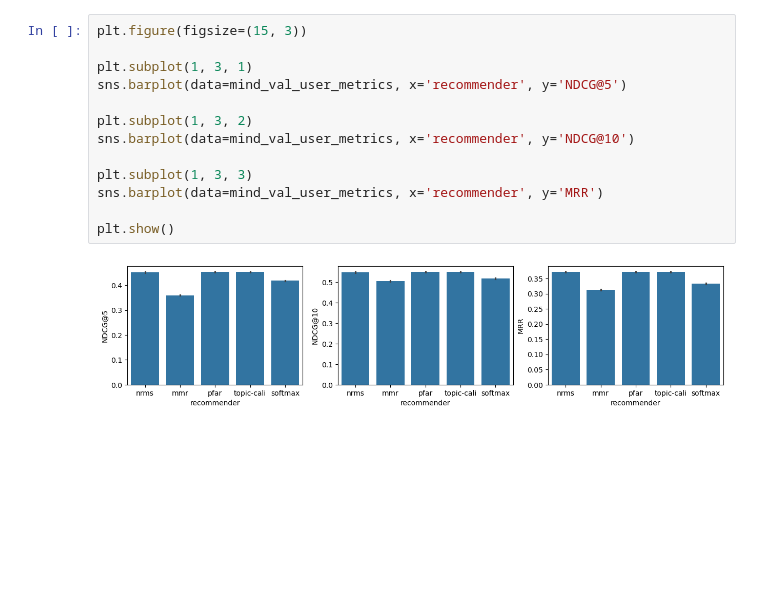
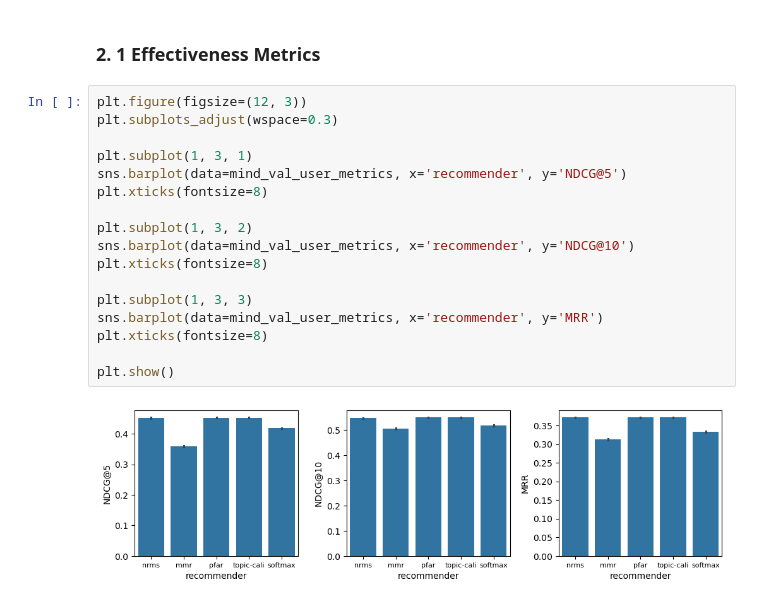
Before and after one commit to CCRI-POPROX/poprox-recommender, a Jupyter notebook: notebooks/MINDEvalResults.ipynb, the cells around one changed output. Drawn from its saved outputs; the diff is of its cells as text; blank space fills up the shorter version.

```diff
--- a/notebooks/MINDEvalResults.ipynb
+++ b/notebooks/MINDEvalResults.ipynb
@@ -25,15 +30,21 @@ Each bar plot represents a specific metric, with recommenders plotted on the x-a
+# %% [markdown]
+### 2. 1 Effectiveness Metrics
 # %%
-plt.figure(figsize=(15, 3))
+plt.figure(figsize=(12, 3))
+plt.subplots_adjust(wspace=0.3)
 
 plt.subplot(1, 3, 1)
 sns.barplot(data=mind_val_user_metrics, x='recommender', y='NDCG@5')
+plt.xticks(fontsize=8)
 
 plt.subplot(1, 3, 2)
 sns.barplot(data=mind_val_user_metrics, x='recommender', y='NDCG@10')
+plt.xticks(fontsize=8)
 
 plt.subplot(1, 3, 3)
 sns.barplot(data=mind_val_user_metrics, x='recommender', y='MRR')
+plt.xticks(fontsize=8)
 
 plt.show()
 # %% [output]
-[figure, old version]
+[figure, new version]
```
Also changed, not shown: parts of 13 cells of this notebook.
